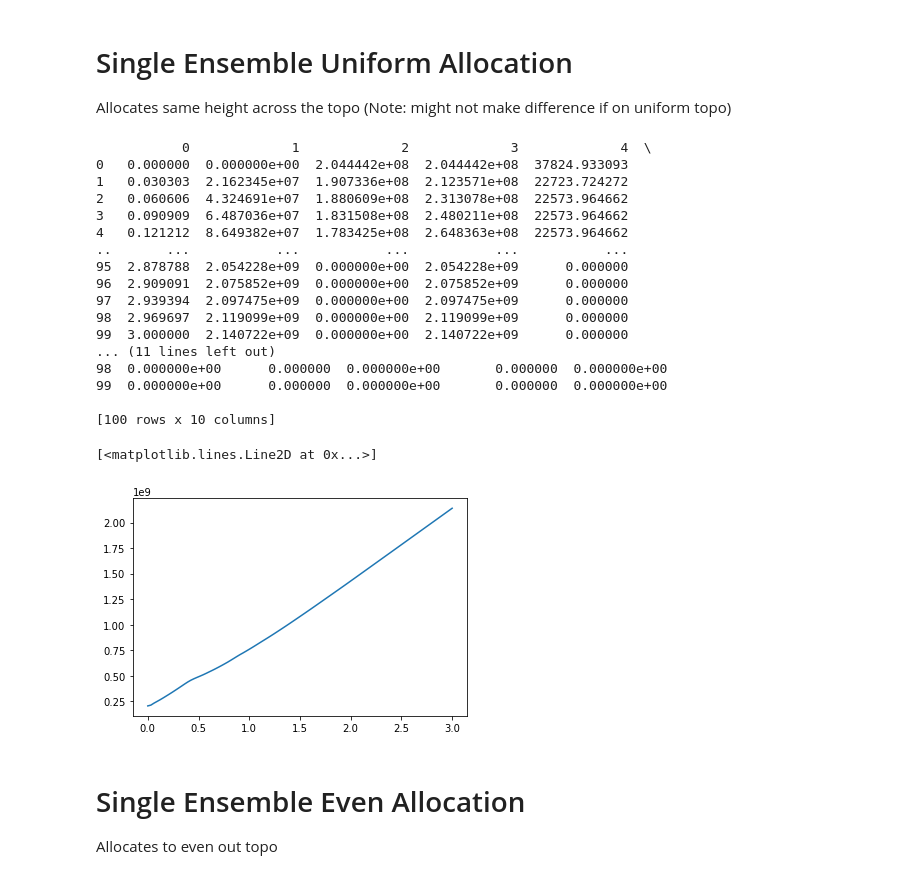
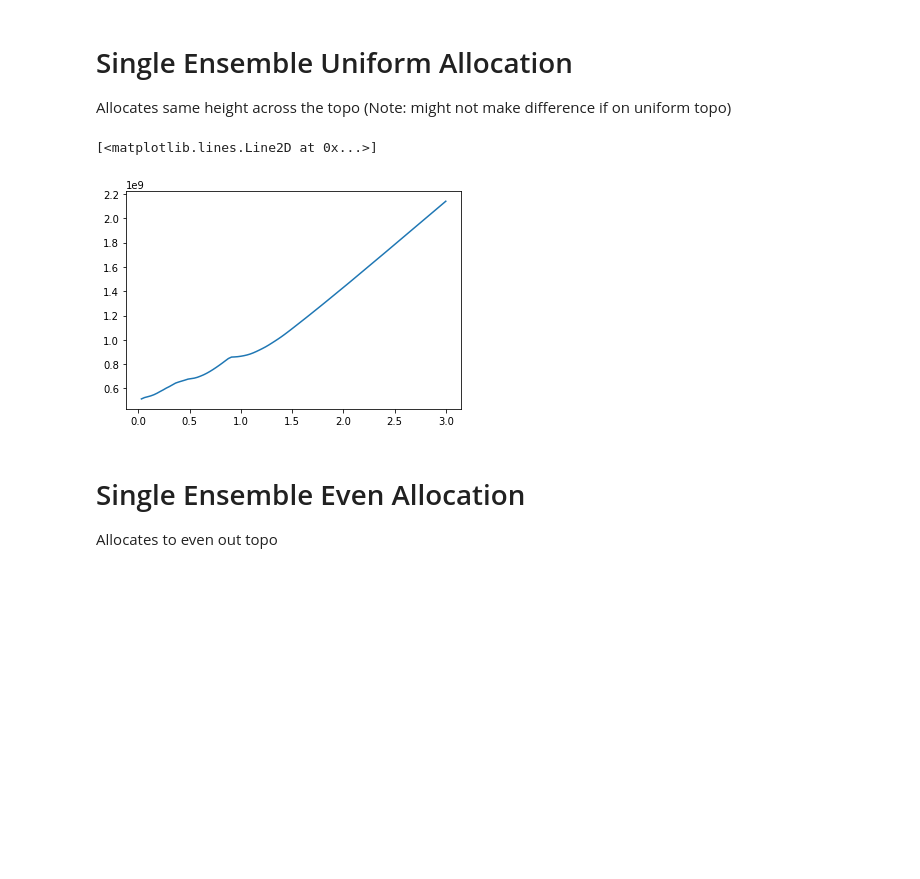
Before and after one commit to ym2540/GISSR_Optimization, a Jupyter notebook: ideal/sr_opt_ideal.ipynb, the cells around one changed output. Saved outputs shown, nothing was run; the diff lists cells and outputs as text; code cells hidden in the pictures; blank space fills up the shorter version.

```diff
--- a/ideal/sr_opt_ideal.ipynb
+++ b/ideal/sr_opt_ideal.ipynb
@@ -12,13 +12,19 @@ from ideal_damage import Damage
 from topo_ideal import Topo
 # %%
 topo_file = "Input/ideal_topo_gp_points_1.csv"
+
 storm_file = "SurgeData/0-waterlevel_w.csv"
+storm_file_c = "SurgeData/0-waterlevel_c.csv"
 div_data_file = "Input/ideal_div_data.csv"
 time_file = "SurgeData/0-time_w.csv"
-damage_table_file = "Input/damage_table.csv"
+time_file_c = "SurgeData/0-time_c.csv"
+damage_table_file = "Input/damage_table_combined.csv"
 # %%
-surge = pd.read_csv(storm_file).values
-surge_time = pd.read_csv(time_file).values
+#surge = pd.read_csv(storm_file).to_numpy()
+#surge_time = pd.read_csv(time_file).to_numpy()
+
+surge = np.concatenate((pd.read_csv(storm_file).to_numpy(), pd.read_csv(storm_file_c).to_numpy()), axis=0)
+surge_time = np.concatenate((pd.read_csv(time_file).to_numpy(), pd.read_csv(time_file_c).to_numpy()), axis=0)
 damage_table = pd.read_csv(damage_table_file)
 
 
@@ -55,50 +61,36 @@ points = []
 wall_height[positions] = h_start
 # %%
+points = []
 for h in np.linspace(h_start, h_end, num=h_num):
     wall_height[:] = 0
     wall_height[positions] = h
 
     height_div, volume_div = calc_flood_height(Topo, surge, surge_time, wall_height, positions)
 
     # calculate group volumes
     volume_grouped = calc_group_vol(groups, volume_div)
 
     # get height in each group
     surge_peak = np.amax(surge, axis=1)
     height_grouped = calc_group_h(Topo, groups, volume_grouped, surge_peak)
 
     #Damage
     dmg = Damage.calc_damage(height_grouped)
     cost_dmg = np.sum(dmg)
     cost_wall = np.sum(49212 * wall_height * segment_l)
     cost_tot = cost_dmg + cost_wall
 
-    points.append([h, cost_wall, cost_dmg, cost_tot, volume_div[0,0], volume_div[4,0], volume_div[0, 10], volume_div[4,10], volume_grouped[0,0], volume_grouped[4,0]])
+    if h != 0:
+        points.append([h, cost_wall, cost_dmg, cost_tot, volume_div[0,0], volume_div[4,0], volume_div[0, 10], volume_div[4,10], volume_grouped[0,0], volume_grouped[4,0]])
 
 df = pd.DataFrame(points)
-df.to_csv("Output/full_uniform_wall_opt.csv")
-print(df)
+#df.to_csv("Output/full_uniform_wall_opt.csv")
+#print(df)
+plt.figure()
 plt.plot(df.iloc[:,0], df.iloc[:,3])
 # %% [output]
-           0             1             2             3             4  \
-0   0.000000  0.000000e+00  2.044442e+08  2.044442e+08  37824.933093
-1   0.030303  2.162345e+07  1.907336e+08  2.123571e+08  22723.724272
-2   0.060606  4.324691e+07  1.880609e+08  2.313078e+08  22573.964662
-3   0.090909  6.487036e+07  1.831508e+08  2.480211e+08  22573.964662
-4   0.121212  8.649382e+07  1.783425e+08  2.648363e+08  22573.964662
-..       ...           ...           ...           ...           ...
-95  2.878788  2.054228e+09  0.000000e+00  2.054228e+09      0.000000
-96  2.909091  2.075852e+09  0.000000e+00  2.075852e+09      0.000000
-97  2.939394  2.097475e+09  0.000000e+00  2.097475e+09      0.000000
-98  2.969697  2.119099e+09  0.000000e+00  2.119099e+09      0.000000
-99  3.000000  2.140722e+09  0.000000e+00  2.140722e+09      0.000000
-... (11 lines left out)
-98  0.000000e+00      0.000000  0.000000e+00       0.000000  0.000000e+00
-99  0.000000e+00      0.000000  0.000000e+00       0.000000  0.000000e+00
-
-[100 rows x 10 columns]
+[<matplotlib.lines.Line2D at 0x...>]
-[<matplotlib.lines.Line2D at 0x...>]
-[figure, old version]
+[figure, new version]
 # %% [markdown]
 # Single Ensemble Even Allocation
 Allocates to even out topo
```
Also changed, not shown: parts of 7 cells of this notebook, 14 other files.
